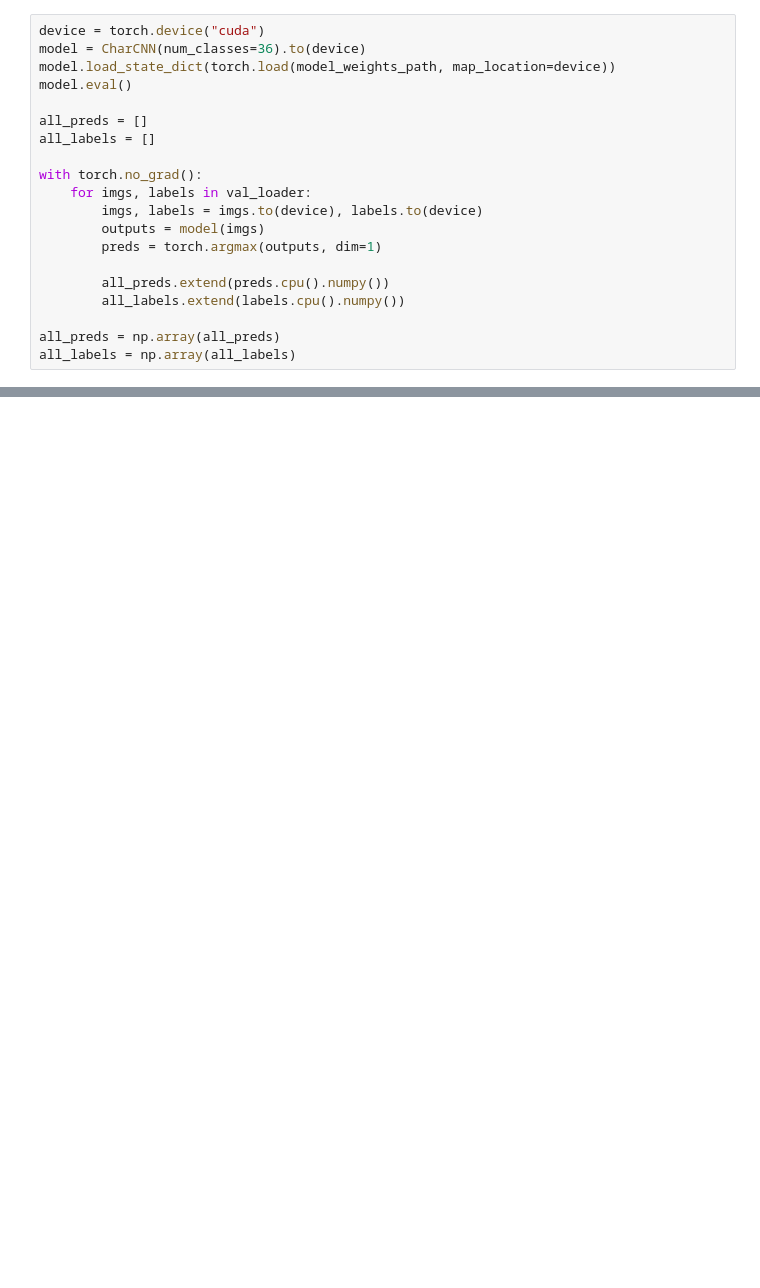
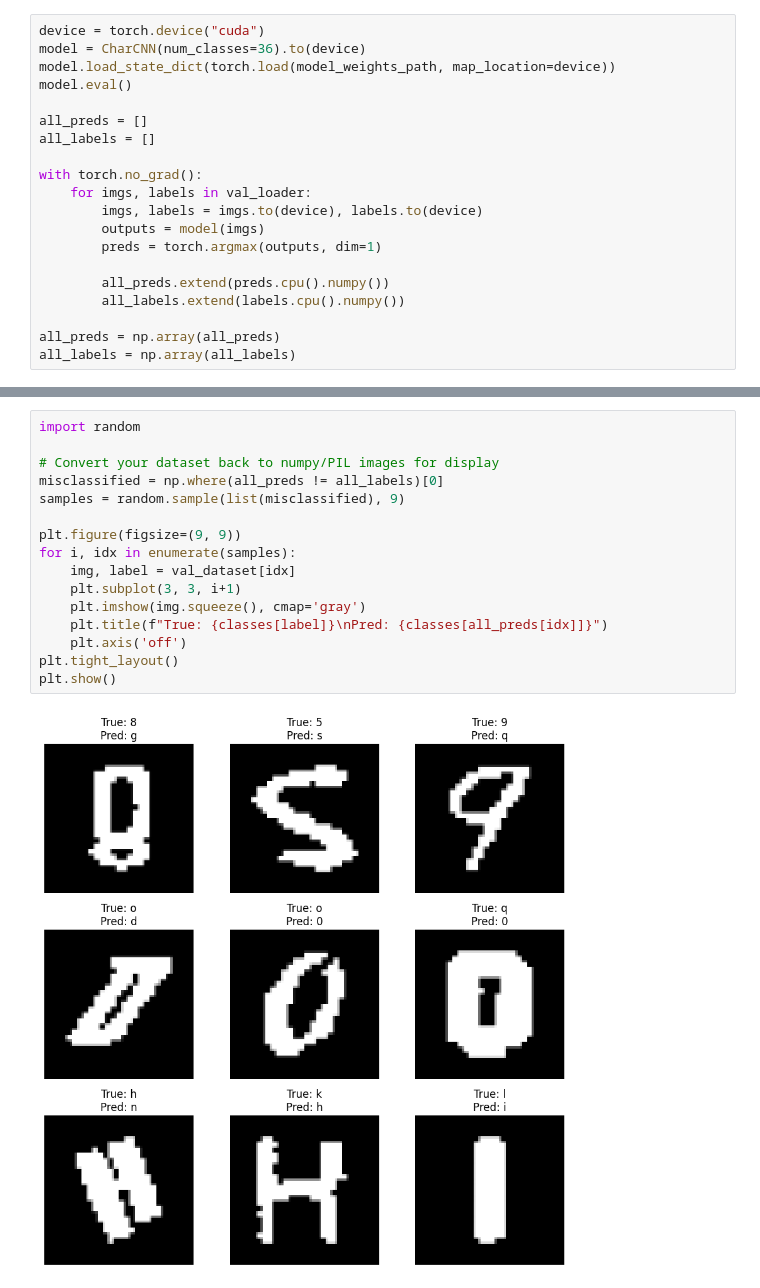
Before and after one commit to angsongyee/CS4243-miniproject, a Jupyter notebook: src/analysis.ipynb, the cells around one changed output, grey strips where cells are left out. Cells and saved outputs as stored; diff of their text form; blank space fills up the shorter version.

```diff
--- a/src/analysis.ipynb
+++ b/src/analysis.ipynb
@@ -34,0 +148,18 @@ all_labels = np.array(all_labels)
+# %%
+import random
+
+# Convert your dataset back to numpy/PIL images for display
+misclassified = np.where(all_preds != all_labels)[0]
+samples = random.sample(list(misclassified), 9)
+
+plt.figure(figsize=(9, 9))
+for i, idx in enumerate(samples):
+    img, label = val_dataset[idx]
+    plt.subplot(3, 3, i+1)
+    plt.imshow(img.squeeze(), cmap='gray')
+    plt.title(f"True: {classes[label]}\nPred: {classes[all_preds[idx]]}")
+    plt.axis('off')
+plt.tight_layout()
+plt.show()
+# %% [output]
+[figure, added]
```
Also changed, not shown: parts of 7 cells of this notebook, 12 other files.
